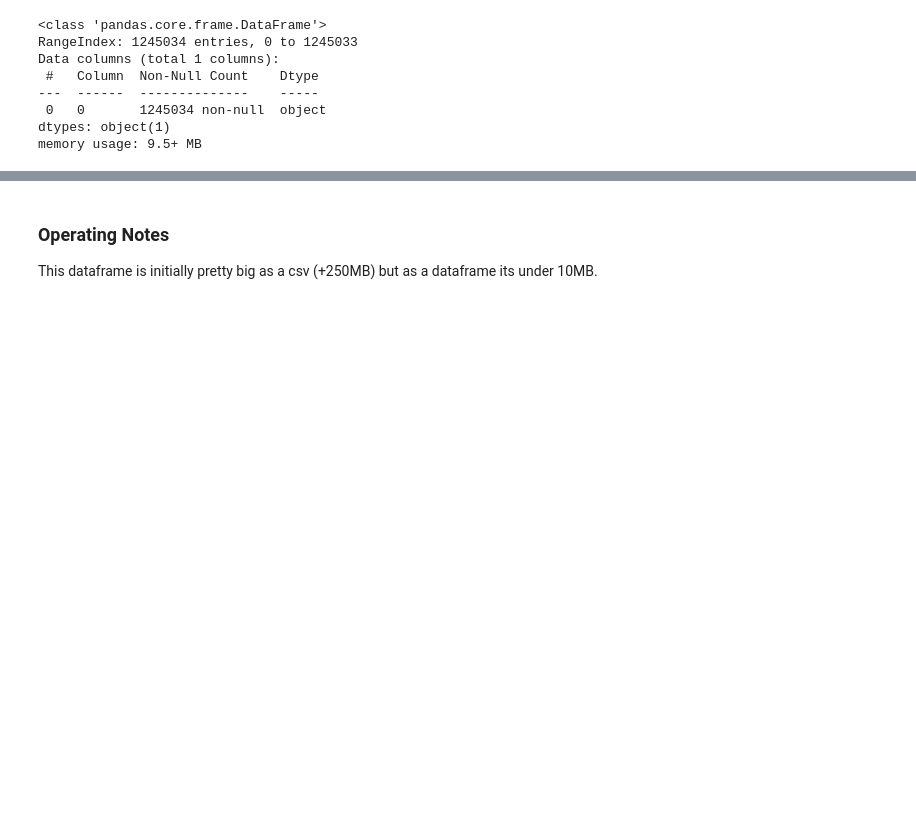
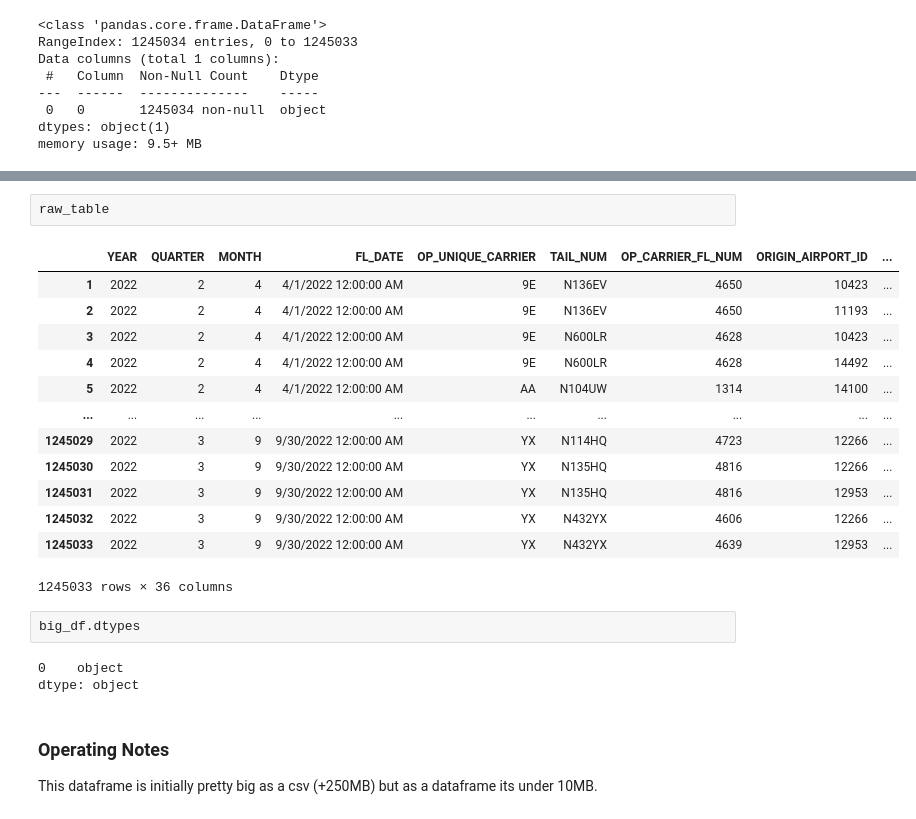
Before and after one commit to Memellsworth/Project3, a Jupyter notebook: drafts/alberto/flightdelayinformation.ipynb, the cells around one changed output, grey strips where cells are left out. Drawn from its saved outputs; the diff is of its cells as text; blank space fills up the shorter version.

```diff
--- a/drafts/alberto/flightdelayinformation.ipynb
+++ b/drafts/alberto/flightdelayinformation.ipynb
@@ -140,3 +149,24 @@ memory usage: 9.5+ MB
+# %%
+raw_table
+# %% [output]
+|  | YEAR | QUARTER | MONTH | FL_DATE | OP_UNIQUE_CARRIER | TAIL_NUM | OP_CARRIER_FL_NUM | ORIGIN_AIRPORT_ID | ... |
+| 1 | 2022 | 2 | 4 | 4/1/2022 12:00:00 AM | 9E | N136EV | 4650 | 10423 | ... |
+| 2 | 2022 | 2 | 4 | 4/1/2022 12:00:00 AM | 9E | N136EV | 4650 | 11193 | ... |
+| 3 | 2022 | 2 | 4 | 4/1/2022 12:00:00 AM | 9E | N600LR | 4628 | 10423 | ... |
+| 4 | 2022 | 2 | 4 | 4/1/2022 12:00:00 AM | 9E | N600LR | 4628 | 14492 | ... |
+| 5 | 2022 | 2 | 4 | 4/1/2022 12:00:00 AM | AA | N104UW | 1314 | 14100 | ... |
+| ... | ... | ... | ... | ... | ... | ... | ... | ... | ... |
+| 1245029 | 2022 | 3 | 9 | 9/30/2022 12:00:00 AM | YX | N114HQ | 4723 | 12266 | ... |
+| 1245030 | 2022 | 3 | 9 | 9/30/2022 12:00:00 AM | YX | N135HQ | 4816 | 12266 | ... |
+| 1245031 | 2022 | 3 | 9 | 9/30/2022 12:00:00 AM | YX | N135HQ | 4816 | 12953 | ... |
+| 1245032 | 2022 | 3 | 9 | 9/30/2022 12:00:00 AM | YX | N432YX | 4606 | 12266 | ... |
+| 1245033 | 2022 | 3 | 9 | 9/30/2022 12:00:00 AM | YX | N432YX | 4639 | 12953 | ... |
+1245033 rows × 36 columns
+# %%
+big_df.dtypes
+# %% [output]
+0    object
+dtype: object
 # %% [markdown]
 ### Operating Notes
 This dataframe is initially pretty big as a csv (+250MB) but as a dataframe its under 10MB.
```
Also changed, not shown: parts of 4 cells of this notebook, 30 other files.
